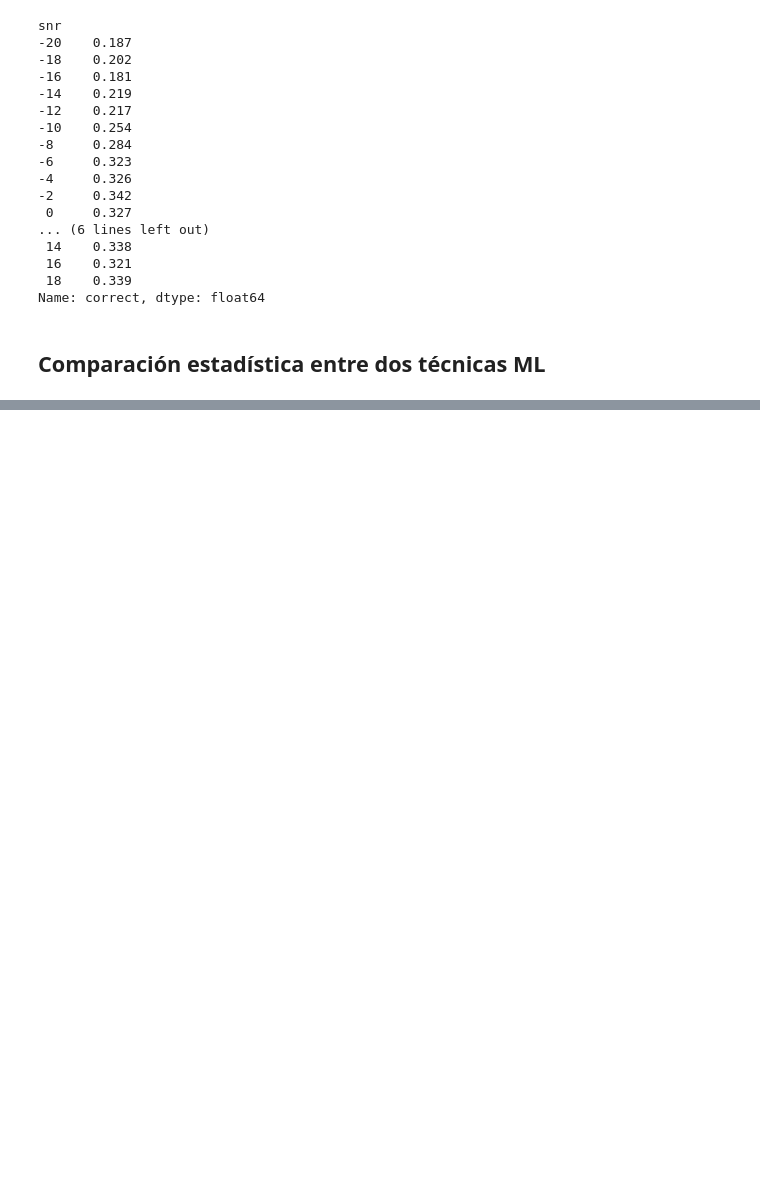
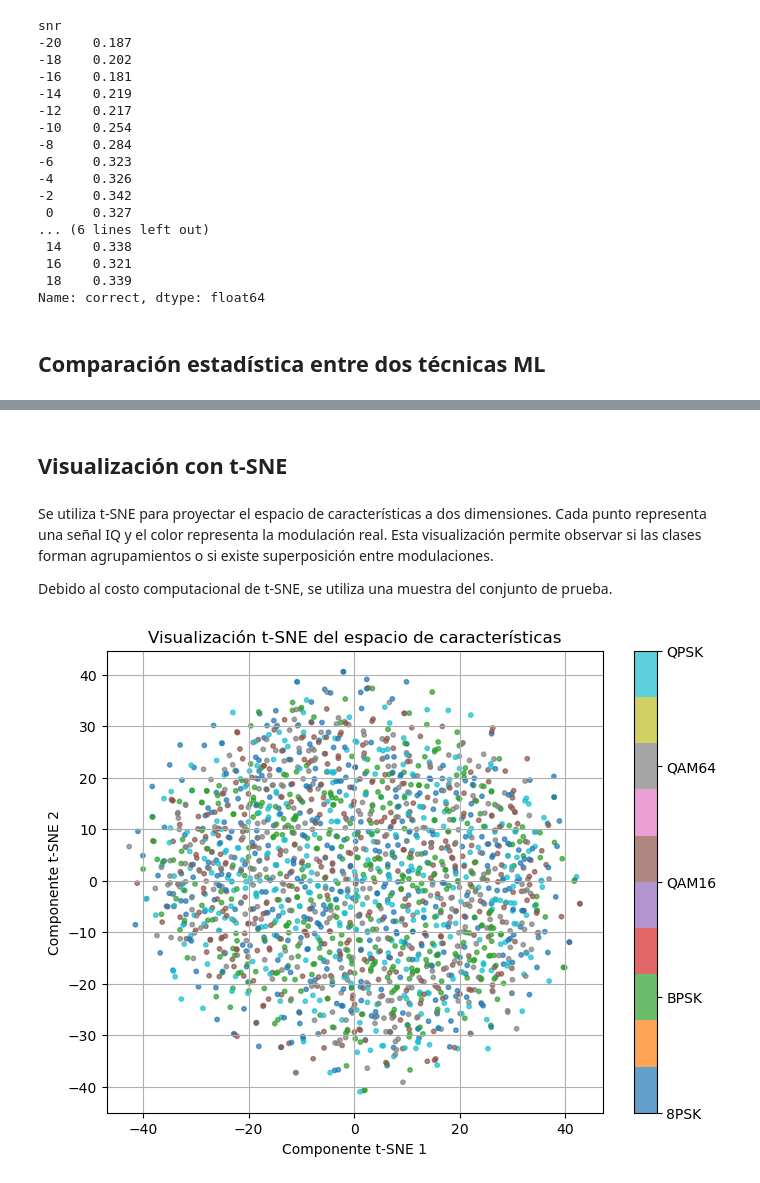
Before and after one commit to gbberru/ML-Digital-Modulations-classifier, a Jupyter notebook: notebook/digital-modulations-classifier.ipynb, the cells around one changed output, grey strips where cells are left out. Cells and saved outputs as stored; diff of their text form; code cells hidden in the pictures; blank space fills up the shorter version.

```diff
--- a/notebook/digital-modulations-classifier.ipynb
+++ b/notebook/digital-modulations-classifier.ipynb
@@ -953,0 +1101,57 @@ Name: correct, dtype: float64
+# %% [markdown]
+## Visualización con t-SNE
+# %% [markdown]
+Se utiliza t-SNE para proyectar el espacio de características a dos dimensiones. Cada punto representa una señal IQ y el color representa la modulación real. Esta visualización permite observar si las clases forman agrupamientos o si existe superposición entre modulaciones.
+
+Debido al costo computacional de t-SNE, se utiliza una muestra del conjunto de prueba.
+# %%
+from sklearn.manifold import TSNE
+
+np.random.seed(42)
+
+sample_size = 2000
+
+idx = np.random.choice(
+    np.arange(X_test.shape[0]),
+    size=sample_size,
+    replace=False
+)
+
+X_sample = X_test[idx]
+y_sample = y_test[idx]
+
+# Aplicar el preprocesamiento del mejor pipeline: scaler + feature_selection
+X_sample_processed = best_mlp[:-1].transform(X_sample)
+
+tsne = TSNE(
+    n_components=2,
+    perplexity=30,
+    learning_rate="auto",
+    init="pca",
+    random_state=42
+)
+
+X_tsne = tsne.fit_transform(X_sample_processed)
+
+plt.figure(figsize=(8, 6))
+scatter = plt.scatter(
+    X_tsne[:, 0],
+    X_tsne[:, 1],
+    c=y_sample,
+    cmap="tab10",
+    s=10,
+    alpha=0.7
+)
+
+plt.title("Visualización t-SNE del espacio de características")
+plt.xlabel("Componente t-SNE 1")
+plt.ylabel("Componente t-SNE 2")
+
+cbar = plt.colorbar(scatter)
+cbar.set_ticks(range(len(label_encoder.classes_)))
+cbar.set_ticklabels(label_encoder.classes_)
+
+plt.grid(True)
+plt.show()
+# %% [output]
+[figure, added]
```
Also changed, not shown: parts of 6 cells of this notebook.
